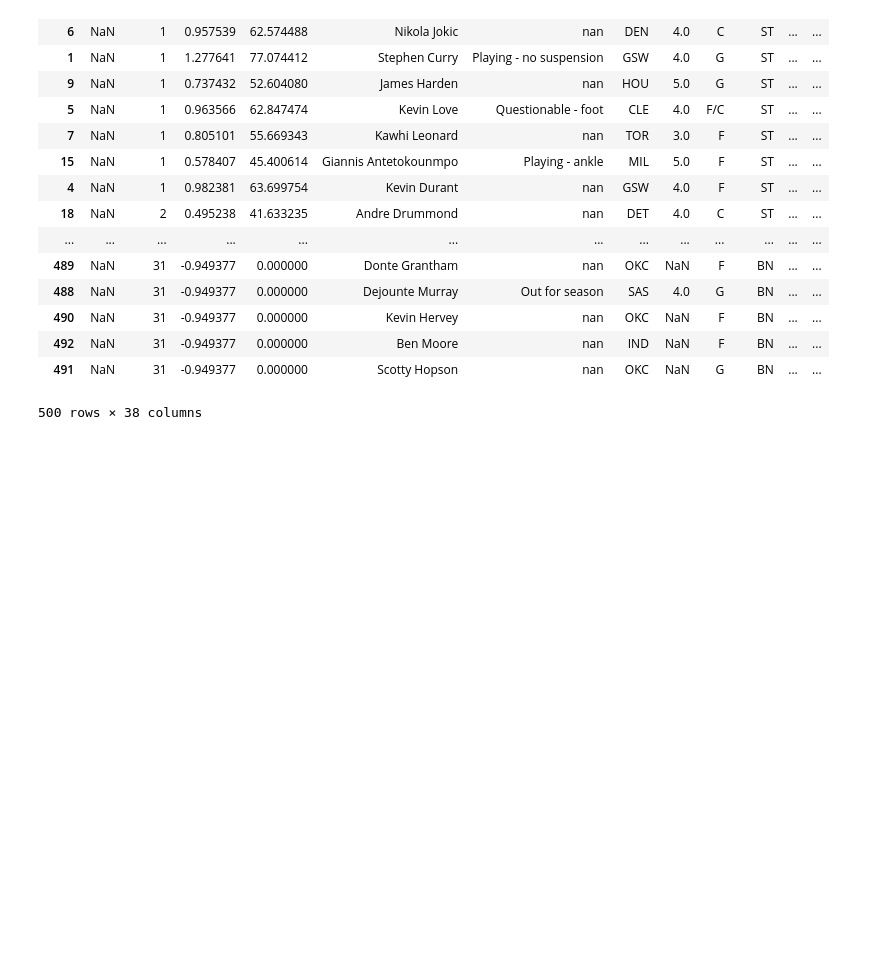
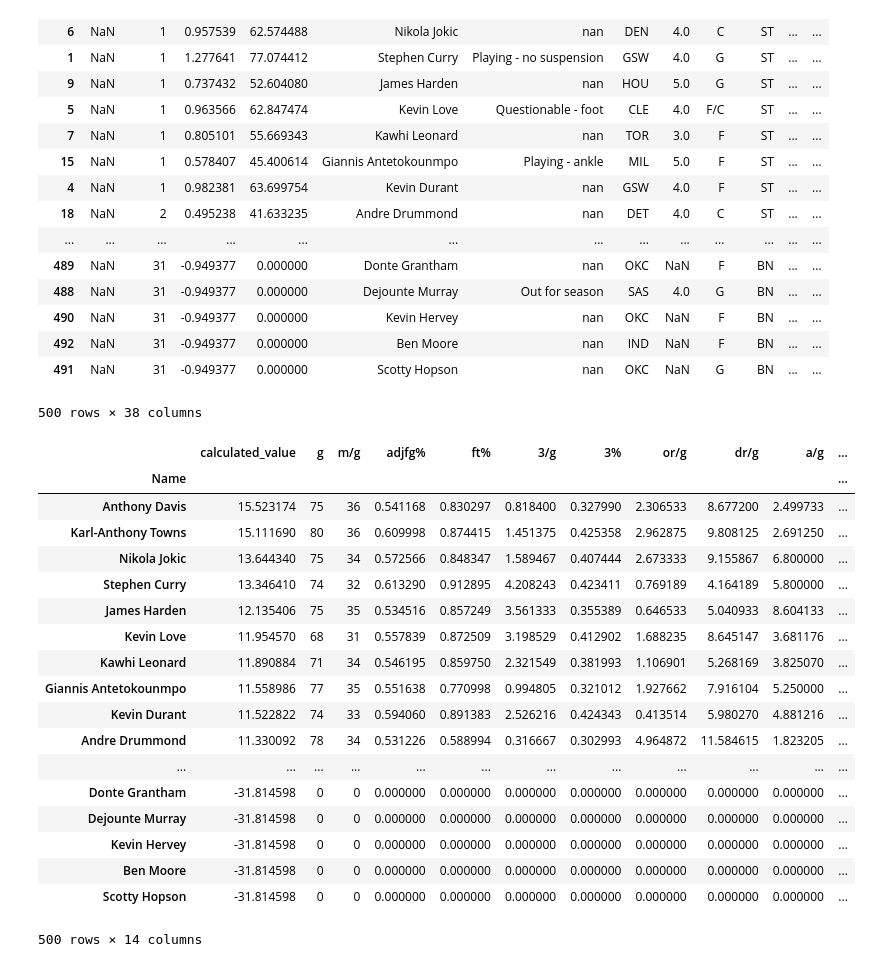
Before and after one commit to jjcaine/fantasy_bball, a Jupyter notebook: Fantasy Basketball Projected $ Values.ipynb, the cells around one changed output. Saved outputs shown, nothing was run; the diff lists cells and outputs as text; code cells hidden in the pictures; blank space fills up the shorter version.

```diff
--- a/Fantasy Basketball Projected $ Values.ipynb
+++ b/Fantasy Basketball Projected $ Values.ipynb
@@ -170,3 +170,28 @@ df_value
 | 492 | NaN | 31 | -0.949377 | 0.000000 | Ben Moore | nan | IND | NaN | F | BN | ... | ... |
 | 491 | NaN | 31 | -0.949377 | 0.000000 | Scotty Hopson | nan | OKC | NaN | G | BN | ... | ... |
 500 rows × 38 columns
+# %%
+columns = ['calculated_value', 'g', 'm/g', 'adjfg%', 'ft%', '3/g',
+           '3%', 'or/g', 'dr/g', 'a/g', 's/g', 'b/g', 'to/g', 'p/g']
+df_value = df_value.set_index('Name', drop=False).loc[:, columns]
+df_value
+# %% [output]
+|  | calculated_value | g | m/g | adjfg% | ft% | 3/g | 3% | or/g | dr/g | a/g | ... |
+| Name |  |  |  |  |  |  |  |  |  |  | ... |
+| Anthony Davis | 15.523174 | 75 | 36 | 0.541168 | 0.830297 | 0.818400 | 0.327990 | 2.306533 | 8.677200 | 2.499733 | ... |
+| Karl-Anthony Towns | 15.111690 | 80 | 36 | 0.609998 | 0.874415 | 1.451375 | 0.425358 | 2.962875 | 9.808125 | 2.691250 | ... |
+| Nikola Jokic | 13.644340 | 75 | 34 | 0.572566 | 0.848347 | 1.589467 | 0.407444 | 2.673333 | 9.155867 | 6.800000 | ... |
+| Stephen Curry | 13.346410 | 74 | 32 | 0.613290 | 0.912895 | 4.208243 | 0.423411 | 0.769189 | 4.164189 | 5.800000 | ... |
+| James Harden | 12.135406 | 75 | 35 | 0.534516 | 0.857249 | 3.561333 | 0.355389 | 0.646533 | 5.040933 | 8.604133 | ... |
+| Kevin Love | 11.954570 | 68 | 31 | 0.557839 | 0.872509 | 3.198529 | 0.412902 | 1.688235 | 8.645147 | 3.681176 | ... |
+| Kawhi Leonard | 11.890884 | 71 | 34 | 0.546195 | 0.859750 | 2.321549 | 0.381993 | 1.106901 | 5.268169 | 3.825070 | ... |
+| Giannis Antetokounmpo | 11.558986 | 77 | 35 | 0.551638 | 0.770998 | 0.994805 | 0.321012 | 1.927662 | 7.916104 | 5.250000 | ... |
+| Kevin Durant | 11.522822 | 74 | 33 | 0.594060 | 0.891383 | 2.526216 | 0.424343 | 0.413514 | 5.980270 | 4.881216 | ... |
+| Andre Drummond | 11.330092 | 78 | 34 | 0.531226 | 0.588994 | 0.316667 | 0.302993 | 4.964872 | 11.584615 | 1.823205 | ... |
+| ... | ... | ... | ... | ... | ... | ... | ... | ... | ... | ... | ... |
+| Donte Grantham | -31.814598 | 0 | 0 | 0.000000 | 0.000000 | 0.000000 | 0.000000 | 0.000000 | 0.000000 | 0.000000 | ... |
+| Dejounte Murray | -31.814598 | 0 | 0 | 0.000000 | 0.000000 | 0.000000 | 0.000000 | 0.000000 | 0.000000 | 0.000000 | ... |
+| Kevin Hervey | -31.814598 | 0 | 0 | 0.000000 | 0.000000 | 0.000000 | 0.000000 | 0.000000 | 0.000000 | 0.000000 | ... |
+| Ben Moore | -31.814598 | 0 | 0 | 0.000000 | 0.000000 | 0.000000 | 0.000000 | 0.000000 | 0.000000 | 0.000000 | ... |
+| Scotty Hopson | -31.814598 | 0 | 0 | 0.000000 | 0.000000 | 0.000000 | 0.000000 | 0.000000 | 0.000000 | 0.000000 | ... |
+500 rows × 14 columns
```
Also changed, not shown: parts of 16 cells of this notebook, 3 other files.
